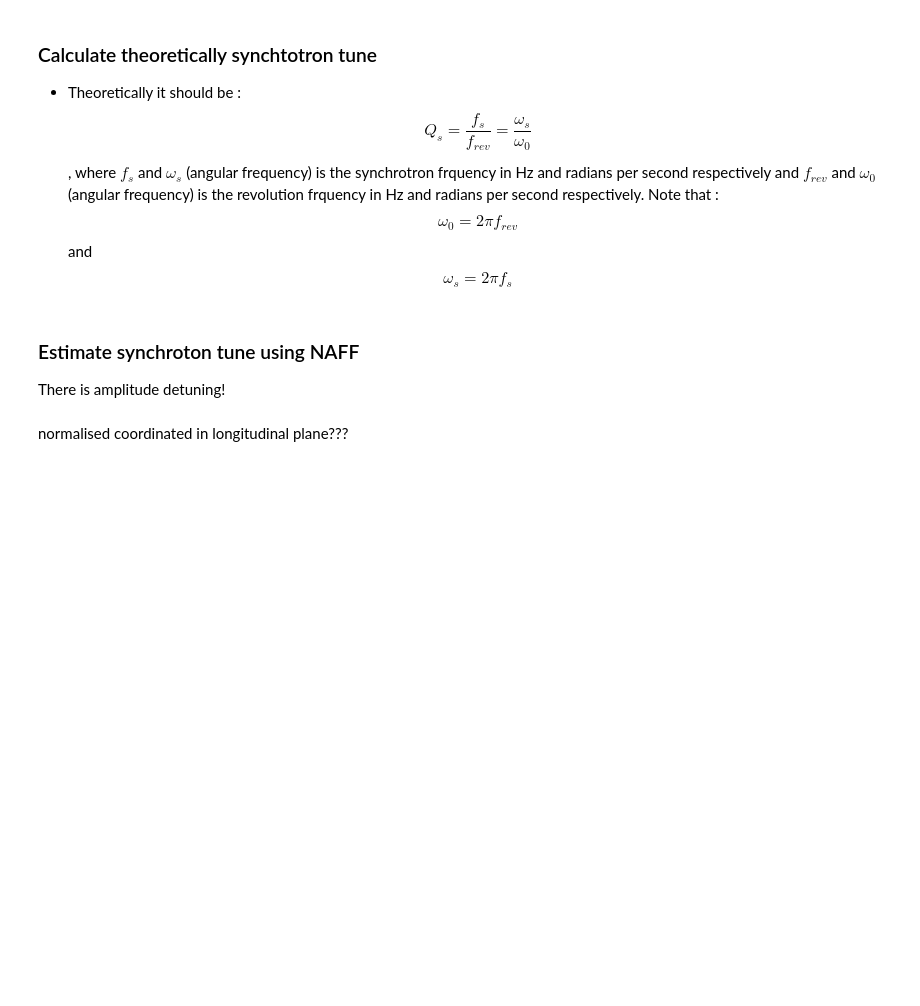
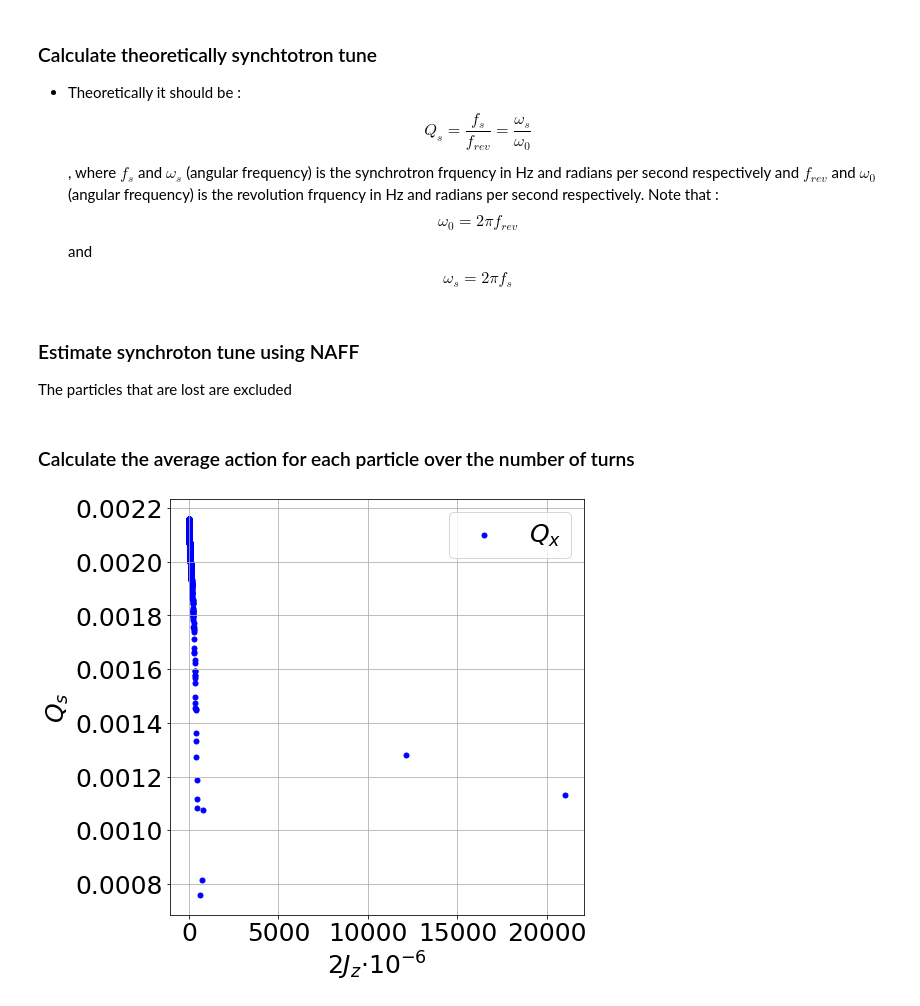
Before and after one commit to natriant/my_tracking_model_notebook, a Jupyter notebook: longitudinal_motion_test.ipynb, the cells around one changed output. Drawn from its saved outputs; the diff is of its cells as text; code cells hidden in the pictures; blank space fills up the shorter version.

Commit message:
tune NAFF

```diff
--- a/longitudinal_motion_test.ipynb
+++ b/longitudinal_motion_test.ipynb
@@ -216,6 +241,4 @@ and
 Q_s = 1.9e-3 # during collisions as obtained from [1]
 # %% [markdown]
 ### Estimate synchroton tune using NAFF
-There is amplitude detuning!
+The particles that are lost are excluded
-# %% [markdown]
-normalised coordinated in longitudinal plane???
@@ -221,0 +251,5 @@ normalised coordinated in longitudinal plane???
+# %%
+for particle in range(n_particles):
+    for turn in range(turns):
+        z_data[particle].append(df.at[turn,'z'][particle])
+        delta_data[particle].append(df.at[turn,'delta'][particle])
@@ -222,17 +268,35 @@ normalised coordinated in longitudinal plane???
+# %% [markdown]
+### Calculate the average action for each particle over the number of turns
 # %%
 # the indeces 1, 2 corrsepond to the first and second time integral respectively
 flag_average_actions = True
 if flag_average_actions:
-    Jx_mean = [] # Here you will save the average actions for each particle over the first and last 1000 turns
-    Jx_data = {}
-    Jy_mean = [] # Here you will save the average actions for each particle over the first and last 1000 turns
-    Jy_data = {}
-    for particle in range(particles):
-        Jx_data[particle] = []
-        Jx_data[particle] = (np.array(x_data[particle])/sqrt(twiss.beta_x))**2 + (np.array(px_data[particle])*sqrt(twiss.beta_x))**2
-        Jx_mean.append(np.nanmean(Jx_data[particle]))
-
-
-        Jy_data[particle] = []
-        Jy_data[particle] = (np.array(y_data[particle])/sqrt(twiss.beta_y))**2 + (np.array(py_data[particle])*sqrt(twiss.beta_y))**2
-        Jy_mean.append(np.nanmean(Jy_data[particle]))
+    Jz_mean = [] # Here you will save the average actions for each particle for every turn
+    Jz_data = {}
+    for particle in range(n_particles):
+        Jz_data[particle] = []
+        Jz_data[particle] = (np.array(z_data[particle])/sqrt(beta_z))**2 + (np.array(delta_data[particle])*sqrt(beta_z))**2
+        Jz_mean.append(np.nanmean(Jz_data[particle]))
+# %%
+fig, ax = plt.subplots(1,1,figsize=(8,7))
+
+ax.hlines(Q_s, min(Jz_mean), max(Jz_mean) , colors = 'r')
+
+
+ax.scatter(np.array(Jz_mean)*1e6, Qs_list, c='b', label=r'$Q_x$')
+#ax.set_title(r'$\Delta={}, g={}, \Delta Q_x={:.3f}, \Delta Q_y={}$'.format(Delta, gain, 0.005, 0))
+ax.set_xlabel(r'$2J_z$'+r'$\cdot 10^{-6}$')
+ax.set_ylabel(r'$Q_s$')
+#ax.set_ylim(0.00185, 0.01)
+#ax.set_xlim(min(Jz_mean), max(Jz_mean))
+ax.grid()
+
+
+
+plt.legend()
+plt.tight_layout()
+savefig = False
+if savefig:
+    plt.savefig('tune_shift')
+# %% [output]
+[figure, added]
```
Also changed, not shown: parts of 15 cells of this notebook, 2 other files.
